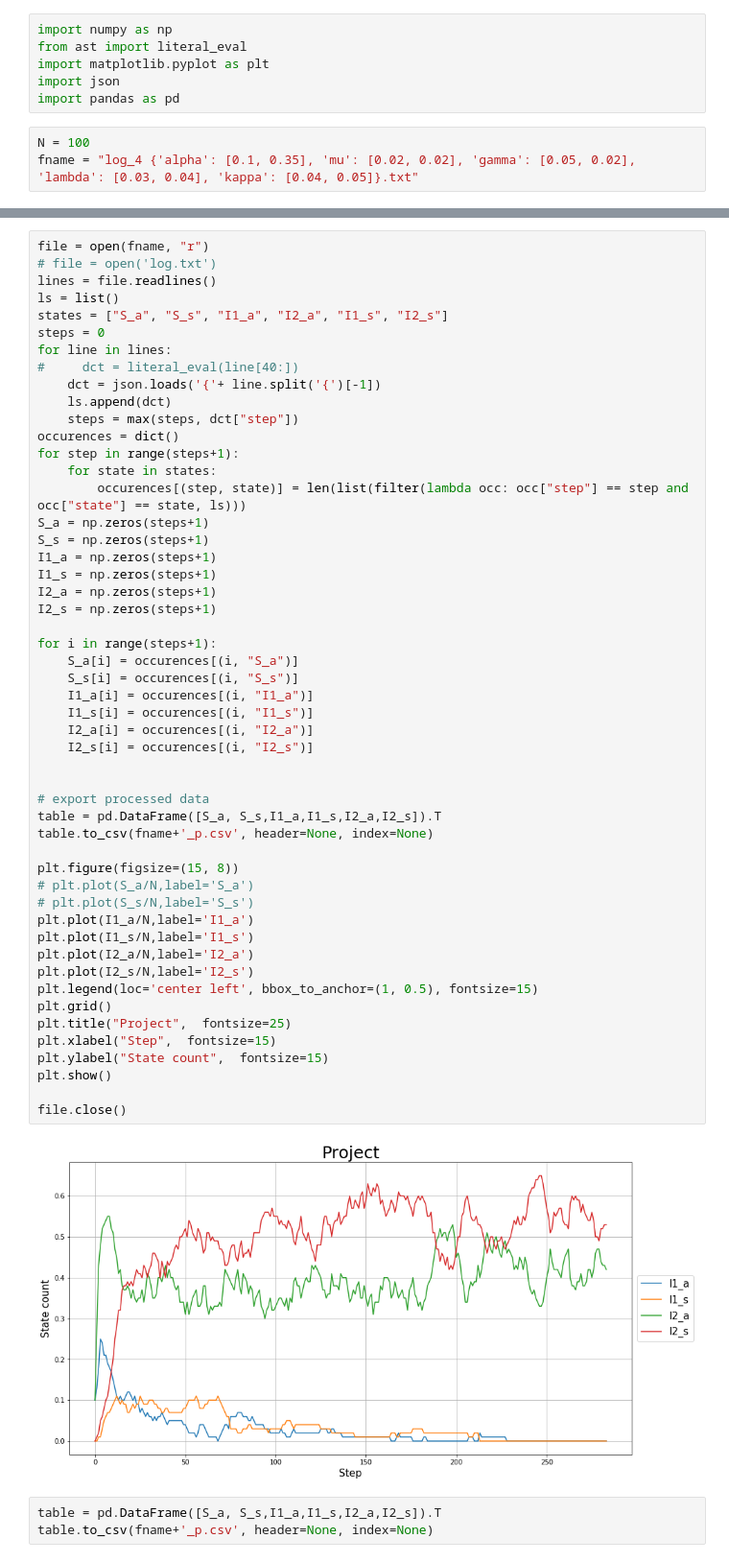
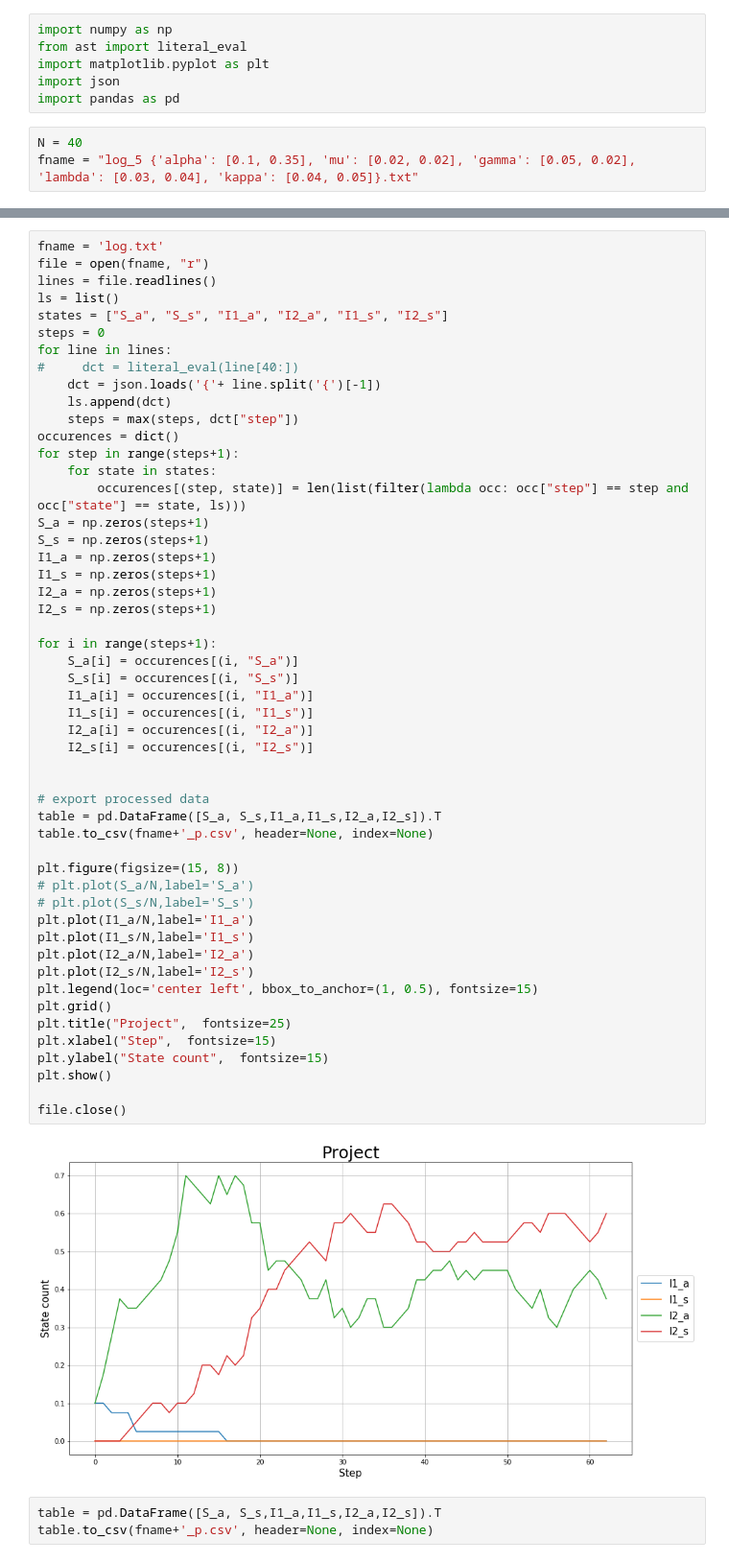
Before and after one commit to Dmitriy-Fedorov/Epidemic-Model, a Jupyter notebook: Raspberry_v4.1/control_node/Yrys plots.ipynb, the cells around one changed output, grey strips where cells are left out. Shown: that part at 96% size. Saved outputs shown, nothing was run; the diff lists cells and outputs as text.

```diff
--- a/Raspberry_v4.1/control_node/Yrys plots.ipynb
+++ b/Raspberry_v4.1/control_node/Yrys plots.ipynb
@@ -5,5 +5,5 @@ import matplotlib.pyplot as plt
 import json
 import pandas as pd
 # %%
-N = 100
-fname = "log_4 {'alpha': [0.1, 0.35], 'mu': [0.02, 0.02], 'gamma': [0.05, 0.02], 'lambda': [0.03, 0.04], 'kappa': [0.04, 0.05]}.txt"
+N = 40
+fname = "log_5 {'alpha': [0.1, 0.35], 'mu': [0.02, 0.02], 'gamma': [0.05, 0.02], 'lambda': [0.03, 0.04], 'kappa': [0.04, 0.05]}.txt"
@@ -10,6 +20,6 @@ fname = "log_4 {'alpha': [0.1, 0.35], 'mu': [0.02, 0.02], 'gamma': [0.05, 0.02],
 # %%
+fname = 'log.txt'
 file = open(fname, "r")
-# file = open('log.txt')
 lines = file.readlines()
 ls = list()
 states = ["S_a", "S_s", "I1_a", "I2_a", "I1_s", "I2_s"]
@@ -32,34 +42,34 @@ I2_s = np.zeros(steps+1)
 
 for i in range(steps+1):
     S_a[i] = occurences[(i, "S_a")]
     S_s[i] = occurences[(i, "S_s")]
     I1_a[i] = occurences[(i, "I1_a")]
     I1_s[i] = occurences[(i, "I1_s")]
     I2_a[i] = occurences[(i, "I2_a")]
     I2_s[i] = occurences[(i, "I2_s")]
 
 
 # export processed data
 table = pd.DataFrame([S_a, S_s,I1_a,I1_s,I2_a,I2_s]).T
 table.to_csv(fname+'_p.csv', header=None, index=None)
 
 plt.figure(figsize=(15, 8))
 # plt.plot(S_a/N,label='S_a')
 # plt.plot(S_s/N,label='S_s')
 plt.plot(I1_a/N,label='I1_a')
 plt.plot(I1_s/N,label='I1_s')
 plt.plot(I2_a/N,label='I2_a')
 plt.plot(I2_s/N,label='I2_s')
 plt.legend(loc='center left', bbox_to_anchor=(1, 0.5), fontsize=15)
 plt.grid()
 plt.title("Project",  fontsize=25)
 plt.xlabel("Step",  fontsize=15)
 plt.ylabel("State count",  fontsize=15)
 plt.show()
 
 file.close()
 # %% [output]
-[figure, old version]
+[figure, new version]
 # %%
 table = pd.DataFrame([S_a, S_s,I1_a,I1_s,I2_a,I2_s]).T
 table.to_csv(fname+'_p.csv', header=None, index=None)
```
Also changed, not shown: parts of 3 cells of this notebook, 4 other files.
